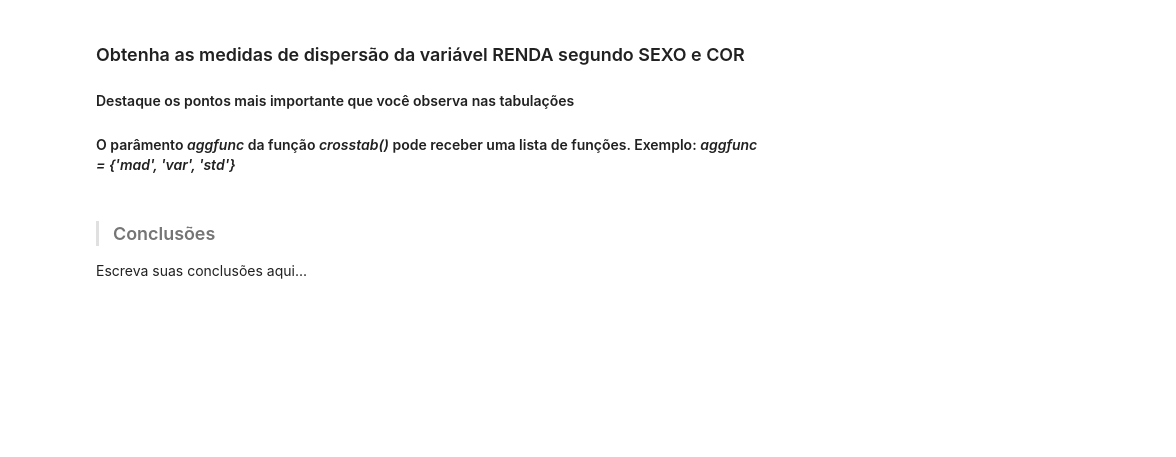
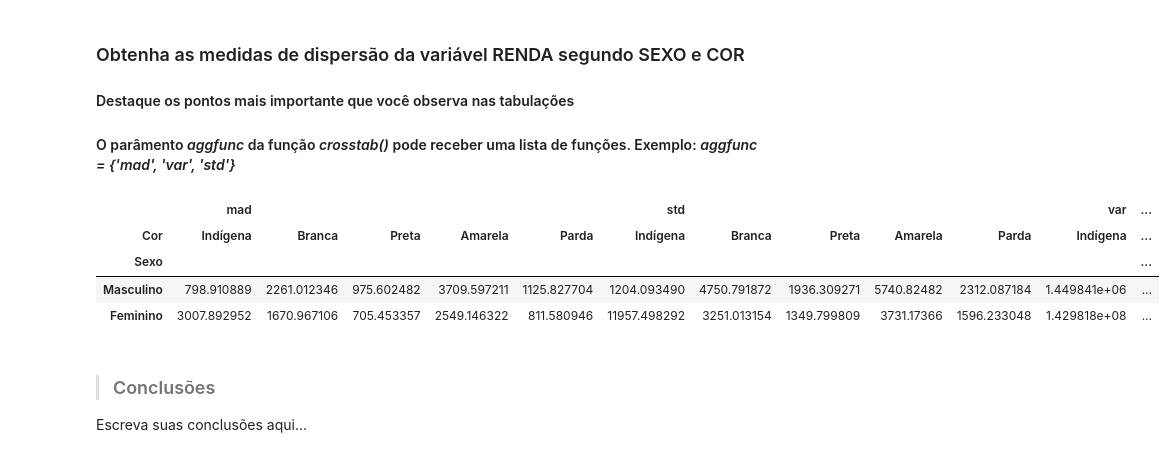
Before and after one commit to strawndri/estatistica-com-python, a Jupyter notebook: Notebooks/analise_descritiva.ipynb, the cells around one changed output. Saved outputs shown, nothing was run; the diff lists cells and outputs as text; code cells hidden in the pictures; blank space fills up the shorter version.

```diff
--- a/Notebooks/analise_descritiva.ipynb
+++ b/Notebooks/analise_descritiva.ipynb
@@ -434,6 +434,17 @@ Escreva suas conclusões aqui...
 ### Obtenha as medidas de dispersão da variável RENDA segundo SEXO e COR
 #### <font>Destaque os pontos mais importante que você observa nas tabulações</font>
 #### <font>O parâmento <i>aggfunc</i> da função <i>crosstab()</i> pode receber uma lista de funções. Exemplo: <i>aggfunc = {'mad', 'var', 'std'}</i></font>
+# %%
+df = pd.crosstab(dataset['Sexo'], dataset['Cor'], aggfunc = {'mad', 'var', 'std'}, values = dataset.Renda)
+df.rename(index = sexo, columns = cor, inplace = True)
+
+df
+# %% [output]
+|  | mad |  |  |  |  | std |  |  |  |  | var | ... |
+| Cor | Indígena | Branca | Preta | Amarela | Parda | Indígena | Branca | Preta | Amarela | Parda | Indígena | ... |
+| Sexo |  |  |  |  |  |  |  |  |  |  |  | ... |
+| Masculino | 798.910889 | 2261.012346 | 975.602482 | 3709.597211 | 1125.827704 | 1204.093490 | 4750.791872 | 1936.309271 | 5740.82482 | 2312.087184 | 1.449841e+06 | ... |
+| Feminino | 3007.892952 | 1670.967106 | 705.453357 | 2549.146322 | 811.580946 | 11957.498292 | 3251.013154 | 1349.799809 | 3731.17366 | 1596.233048 | 1.429818e+08 | ... |
 # %% [markdown]
 > ### Conclusões
 
```
Also changed, not shown: parts of 2 cells of this notebook.
